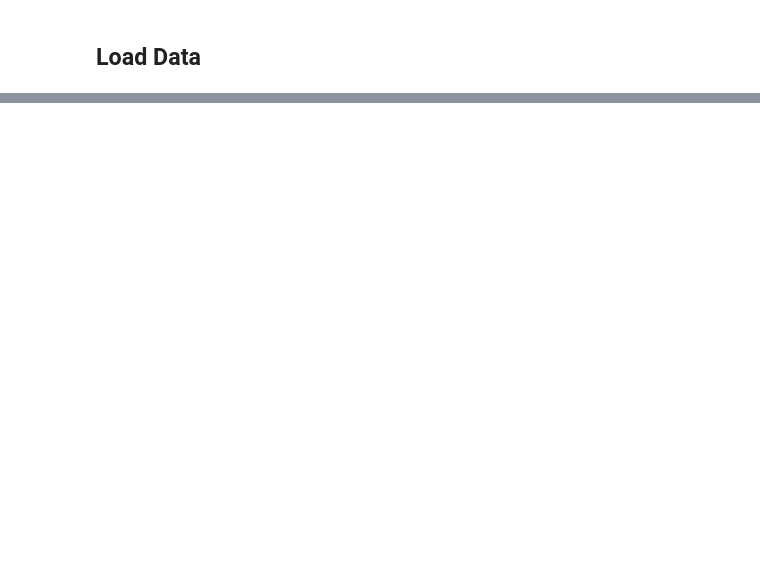
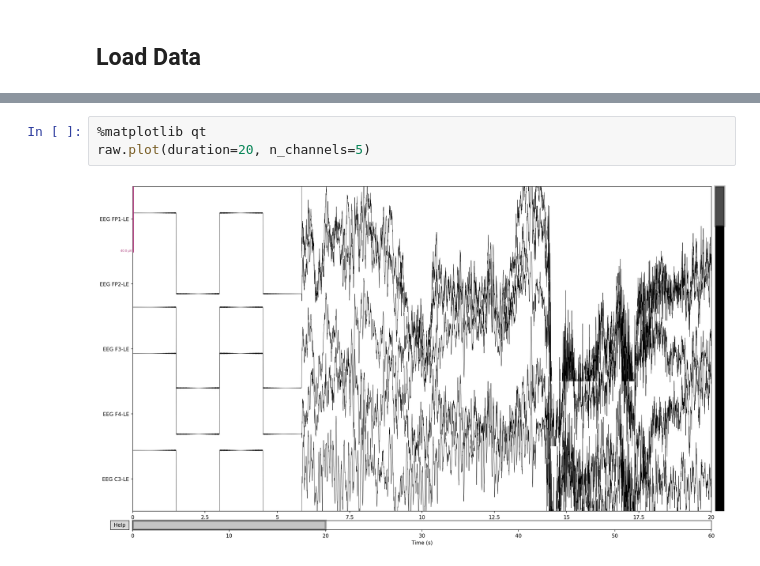
Before and after one commit to Loic017/TinyML-for-Epileptic-Seizures, a Jupyter notebook: eeg_testing.ipynb, the cells around one changed output, grey strips where cells are left out. Drawn from its saved outputs; the diff is of its cells as text; blank space fills up the shorter version.

```diff
--- a/eeg_testing.ipynb
+++ b/eeg_testing.ipynb
@@ -59,3 +57,8 @@ raw.plot()
+# %%
+%matplotlib qt
+raw.plot(duration=20, n_channels=5)
+# %% [output]
+[figure, added]
 # %%
 data = raw.get_data()
 info = raw.info
```
Also changed, not shown: parts of 6 cells of this notebook, 1 other file.
